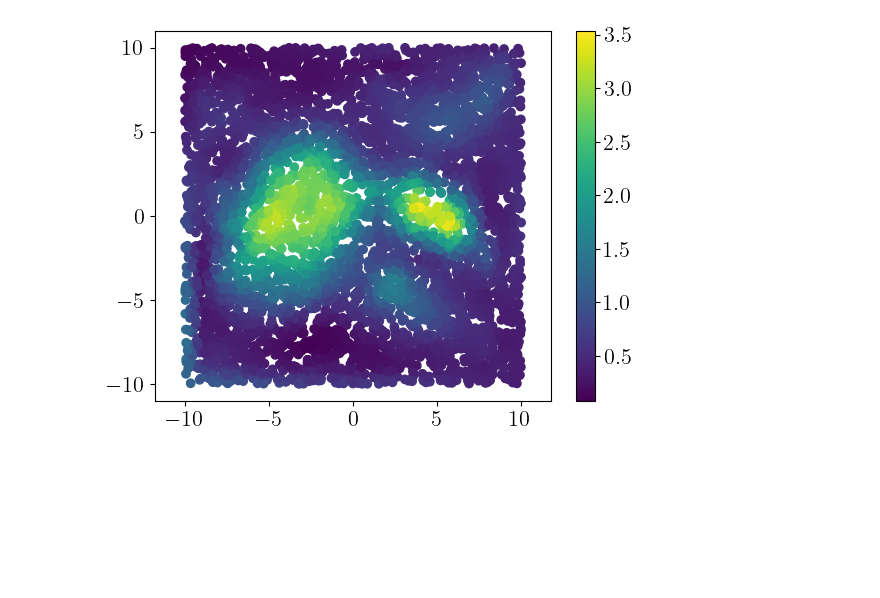
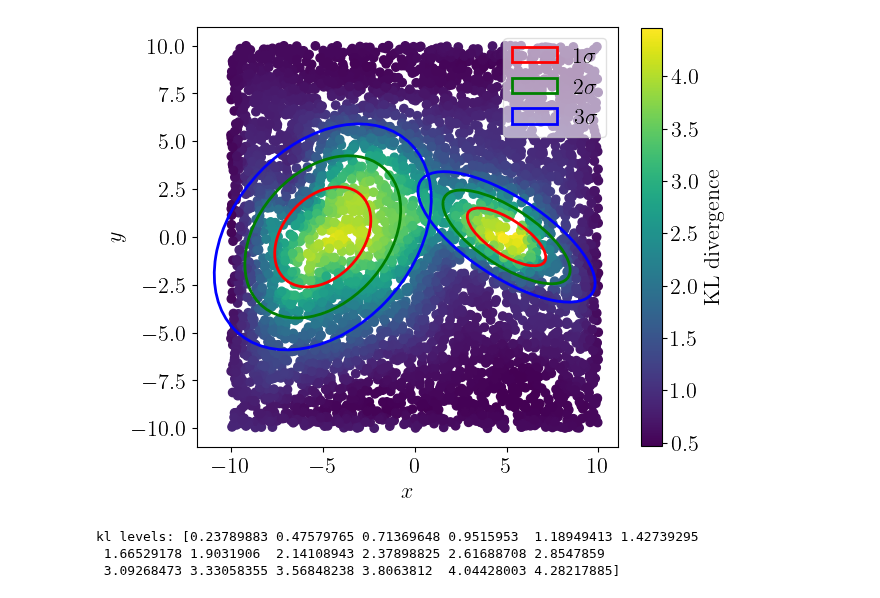
Before and after one commit to TristanBruel/Delaunay_for_GWs, a Jupyter notebook: bimodal_gaussian/postprocess_runs_2d.ipynb, the cells around one changed output. Saved outputs shown, nothing was run; the diff lists cells and outputs as text; code cells hidden in the pictures; blank space fills up the shorter version.

```diff
--- a/bimodal_gaussian/postprocess_runs_2d.ipynb
+++ b/bimodal_gaussian/postprocess_runs_2d.ipynb
@@ -400,8 +258,5 @@ print(grid)
 # %%
-# triangulations = all_triangulations[2]
-# print(len(triangulations))
-
-selected_tris = range(0, len(all_triangulations), 10)
+selected_tris = range(0, len(all_triangulations), 20)
 num_triangulations = len(selected_tris)
 
 log_rate = np.zeros((num_triangulations, grid.shape[0]))
@@ -506,8 +275,6 @@ plt.close()
 # %%
-
 x_grid_coarse= np.linspace(min_x, max_x, 20)
-y_grid_coarse = np.linspace(min_y, max_y, 20)
-
+y_grid_coarse = np.linspace(min_y, max_y, 21)
 
 X_coarse, Y_coarse = np.meshgrid(x_grid_coarse, y_grid_coarse)
 grid_coarse = np.c_[X_coarse.ravel(), Y_coarse.ravel()]
@@ -567,6 +546,5 @@ square_rate_prior_coarse = log_rate_prior_coarse.reshape(nsamples_prior, y_grid_
 # %%
 kl_divs=np.zeros((len(y_grid_coarse),len(x_grid_coarse)))
 
-for i in tqdm(range(len(y_grid_coarse))):
-    for j in range(len(x_grid_coarse)):
-            kl_divs[i,j]=kl_divergence_kde(square_rate_coarse[:,i,j],square_rate_prior_coarse[:,i,j])
+for i,j in product(range(y_grid_coarse.shape[0]),range(x_grid_coarse.shape[0])):
+    kl_divs[i,j]=kl_divergence_kde(square_rate_coarse[:,i,j],square_rate_prior_coarse[:,i,j])
@@ -577,2 +551,4 @@ interp_delta = RegularGridInterpolator((x_grid, y_grid), (low-high).T, bounds_er
+# %%
+interp_kl = RegularGridInterpolator((y_grid_coarse, x_grid_coarse), kl_divs, bounds_error=False, fill_value=np.nan)
 # %%
 z_indices = [10, 20, 30, 40]
@@ -648,25 +610,26 @@ plt.close()
 # %%
-fig0,ax0=plt.subplots()
+fig,ax = plt.subplots(figsize=(6,6))
 
 samples_try=np.zeros((5000,2))
 
-# samples_try[:,0]=5
-# samples_try[:,1]=np.random.uniform(min_x,max_x,5000)
-# samples_try[:,2]=np.random.uniform(min_z,max_z,5000)
+samples_try[:,0]=np.random.uniform(min_x,max_x,5000)
+samples_try[:,1]=np.random.uniform(min_y,max_y,5000)
 
+sc=ax.scatter(samples_try[:,0],samples_try[:,1],c=interp_kl(samples_try[:,(1,0)]))
 
-samples_try[:,0]=np.random.uniform(min_x,max_x,5000)
-samples_try[:,1]=np.random.uniform(min_x,max_x,5000)
+for n, c in zip([1,2,3], colors):
+    plot_ellipse(mean1, cov1, ax, n_std=n, edgecolor=c, fill=False, lw=2, label=r"%i$\sigma$" %n)
+    plot_ellipse(mean2, cov2, ax, n_std=n, edgecolor=c, fill=False, lw=2)
 
+ax.set_xlabel('$x$')
+ax.set_ylabel('$y$')
+ax.legend(loc='upper right', framealpha=0.6)
+ax.set_box_aspect(1)
 
-
-sc=ax0.scatter(samples_try[:,0],samples_try[:,1],c=interp_kl(samples_try))
-
-fig.colorbar(sc, ax=ax0)
-
-plt.axis('equal')
+cbar = fig.colorbar(sc, ax=ax, fraction=0.045)
+cbar.set_label(r'KL divergence')
 
 plt.show()
 plt.close()
 # %% [output]
-[figure, old version]
+[figure, new version]
@@ -694,3 +636,10 @@ for kl in kl_levels:
+# %%
+kl_levels = np.linspace(0, np.amax(kl_divs), 20)[1:-1]
+print('kl levels:', kl_levels)
+# %% [output]
+kl levels: [0.23789883 0.47579765 0.71369648 0.9515953  1.18949413 1.42739295
+ 1.66529178 1.9031906  2.14108943 2.37898825 2.61688708 2.8547859
+ 3.09268473 3.33058355 3.56848238 3.8063812  4.04428003 4.28217885]
 # %%
 samples_per_tri = 1_000
 num_triangulations = len(selected_tris)
```
Also changed, not shown: parts of 38 cells of this notebook, 21 other files.
